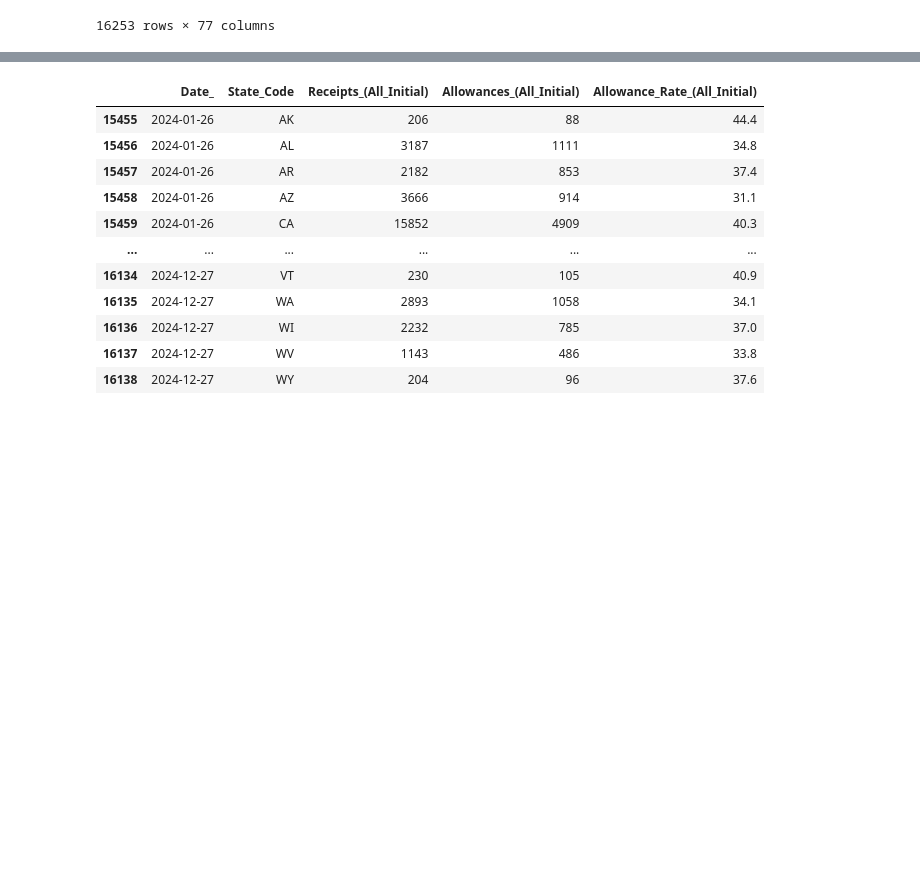
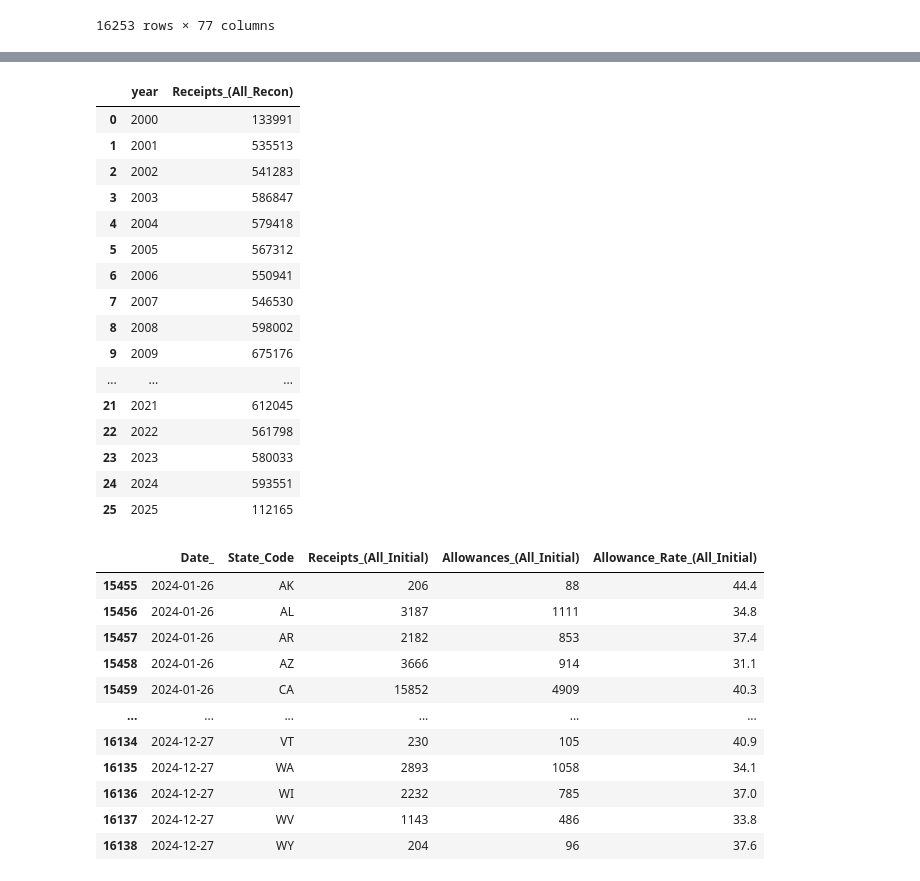
Before and after one commit to ananyabchetia/disabilityssi, a Jupyter notebook: disabilities.ipynb, the cells around one changed output, grey strips where cells are left out. Drawn from its saved outputs; the diff is of its cells as text; code cells hidden in the pictures; blank space fills up the shorter version.

```diff
--- a/disabilities.ipynb
+++ b/disabilities.ipynb
@@ -129,3 +199,24 @@ df
+# %%
+df_recon = df.groupby('year')['Receipts_(All_Recon)'].sum().reset_index()
+df_recon
+# %% [output]
+|  | year | Receipts_(All_Recon) |
+| 0 | 2000 | 133991 |
+| 1 | 2001 | 535513 |
+| 2 | 2002 | 541283 |
+| 3 | 2003 | 586847 |
+| 4 | 2004 | 579418 |
+| 5 | 2005 | 567312 |
+| 6 | 2006 | 550941 |
+| 7 | 2007 | 546530 |
+| 8 | 2008 | 598002 |
+| 9 | 2009 | 675176 |
+| ... | ... | ... |
+| 21 | 2021 | 612045 |
+| 22 | 2022 | 561798 |
+| 23 | 2023 | 580033 |
+| 24 | 2024 | 593551 |
+| 25 | 2025 | 112165 |
 # %%
 df_2024 = df[df['year'] == 2024][['Date_','State_Code','Receipts_(All_Initial)', 'Allowances_(All_Initial)', 'Allowance_Rate_(All_Initial)']]
 df_2024
```
Also changed, not shown: parts of 8 cells of this notebook, 8 other files.
